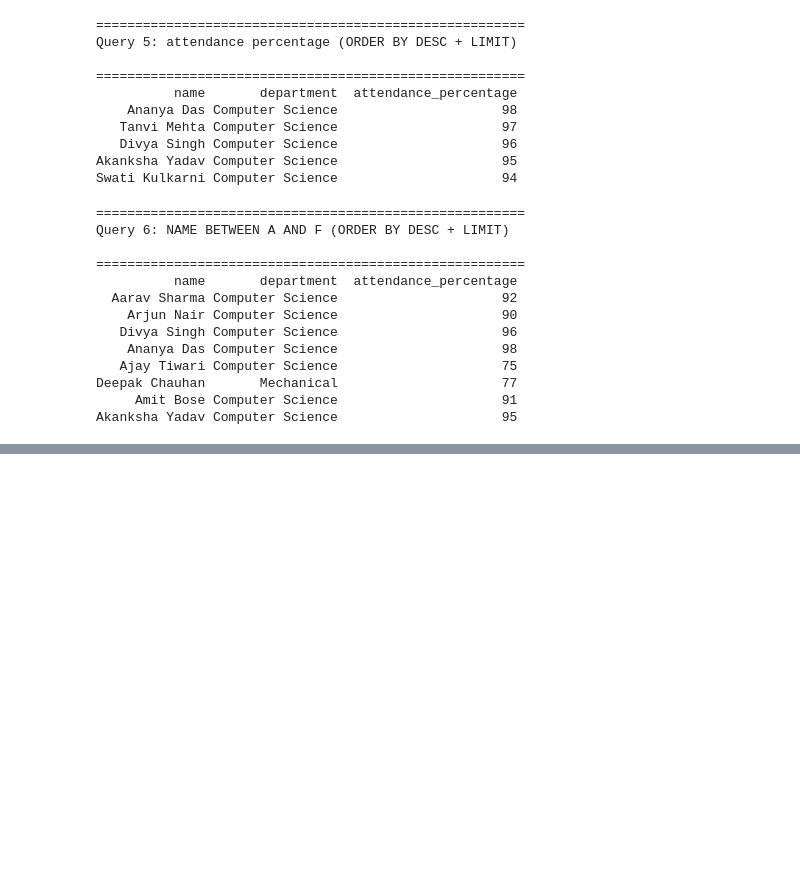
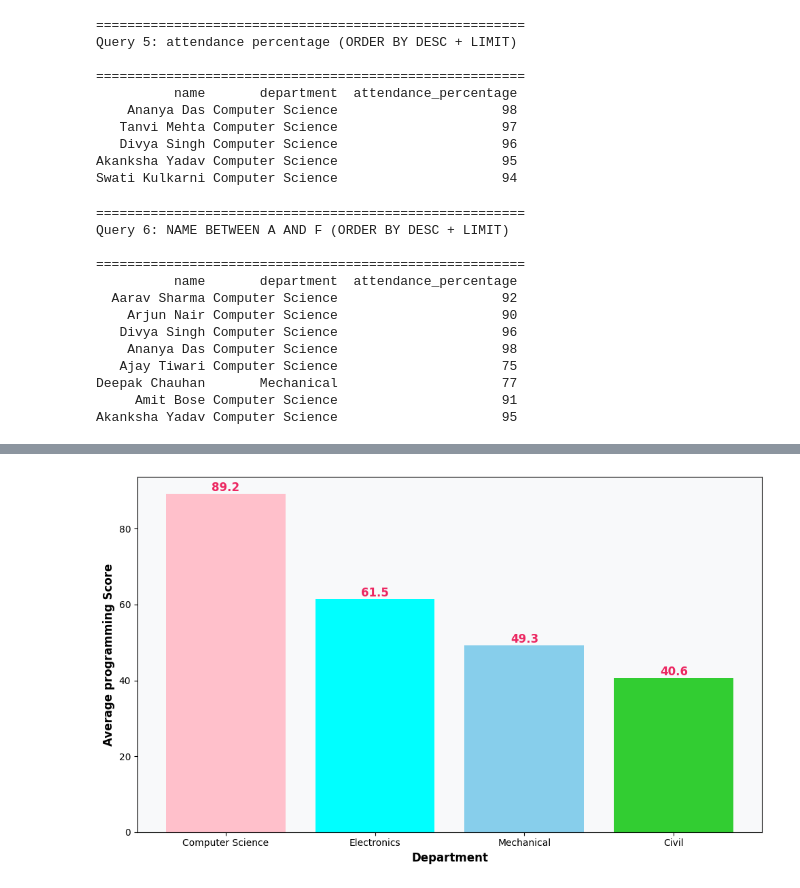
Before and after one commit to Sruthi051006/sruthi-codeboosters-2026, a Jupyter notebook: Day-2/Day_2.ipynb, the cells around one changed output, grey strips where cells are left out. Drawn from its saved outputs; the diff is of its cells as text; code cells hidden in the pictures; blank space fills up the shorter version.

```diff
--- a/Day-2/Day_2.ipynb
+++ b/Day-2/Day_2.ipynb
@@ -194,0 +466,69 @@ Akanksha Yadav Computer Science                     95
+# %%
+chart3_sql = """
+    SELECT department, ROUND(AVG(programming_score), 2) AS avg_programming
+    FROM students
+    GROUP BY department
+    ORDER BY avg_programming DESC
+"""
+
+chart3_data = pd.read_sql_query(chart3_sql, conn)
+
+
+fig, ax = plt.subplots(figsize=(10, 6))
+
+bar_colors = ['#FFC0CB', '#00FFFF', '#87CEEB', '#32CD32']
+
+bars = ax.bar(
+    chart3_data['department'],
+    chart3_data['avg_programming'],
+    color=bar_colors,
+    edgecolor='white',
+    linewidth=0.0
+)
+
+for bar in bars:
+  height = bar.get_height()
+
+  ax.text(
+      bar.get_x() + bar.get_width()/ 2,
+      height + 0.0,
+      f'{height:.1f}',
+      ha='center' , va='bottom',
+      fontsize=12 , fontweight='bold',
+      color='#EC2761'
+
+  )
+
+
+# X-axis label
+ax.set_xlabel(
+    'Department',
+    fontsize=12,
+    fontweight='bold'
+)
+
+# Y-axis label
+ax.set_ylabel(
+    'Average programming Score',
+    fontsize=12,
+    fontweight='bold'
+)
+
+# Background color
+ax.set_facecolor('#F8F9FA')
+
+# Grid lines
+ax.grid(
+    axis='y',
+    linestyle='',
+    alpha=0.5
+)
+
+
+# Adjust layout
+plt.tight_layout()
+
+# Show chart
+plt.show()
+# %% [output]
+[figure, added]
```
Also changed, not shown: parts of 7 cells of this notebook.
